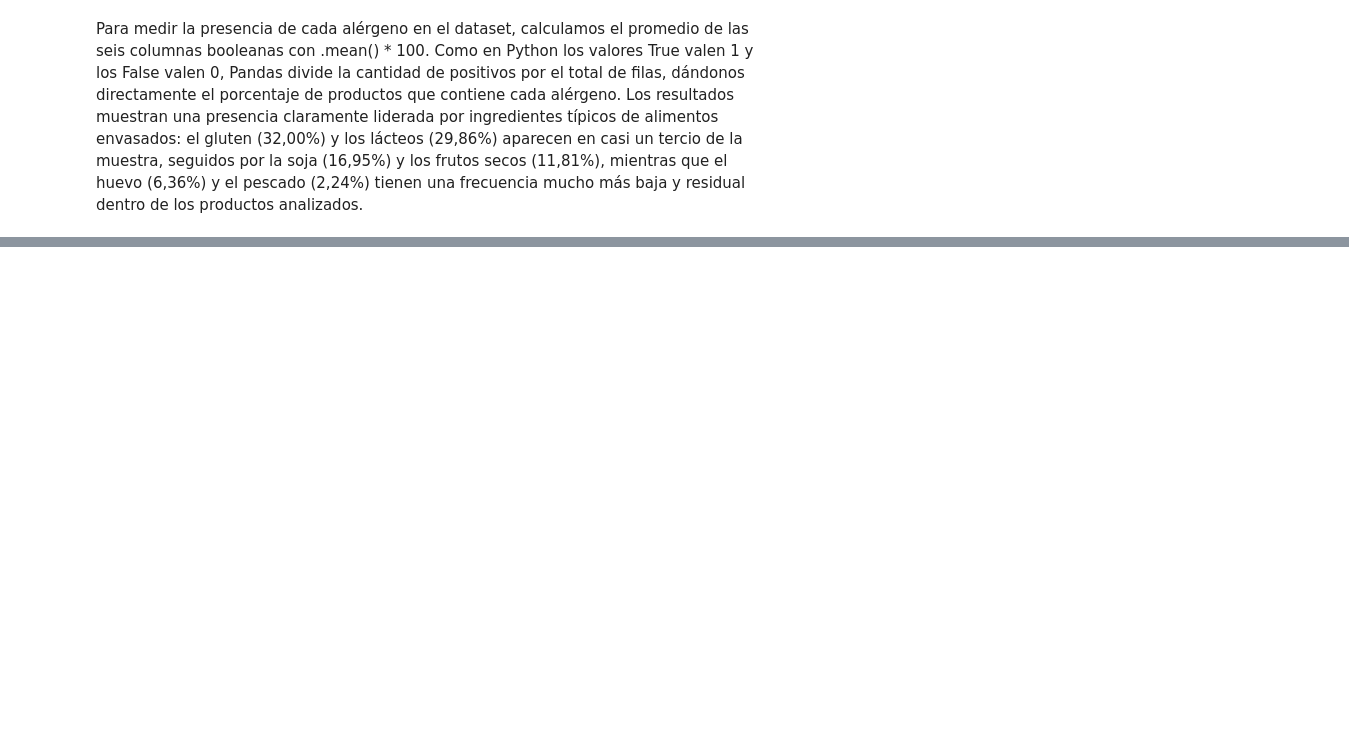
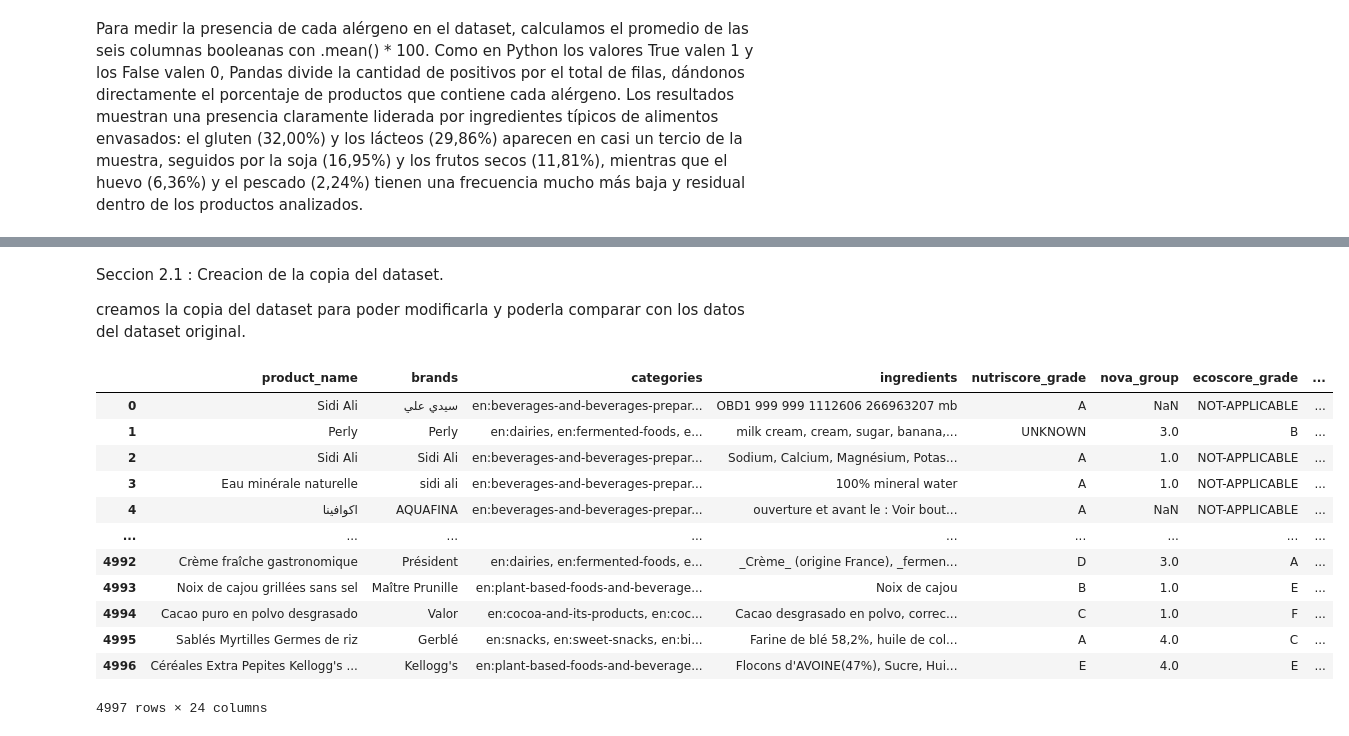
Before and after one commit to juancruzhiguera/tpe-fcd, a Jupyter notebook: entrega-tpe.ipynb, the cells around one changed output, grey strips where cells are left out. Drawn from its saved outputs; the diff is of its cells as text; code cells hidden in the pictures; blank space fills up the shorter version.

Commit message:
Ejercicio 2 y correcciones de ejercicio 1

```diff
--- a/entrega-tpe.ipynb
+++ b/entrega-tpe.ipynb
@@ -251,0 +383,21 @@ Para medir la presencia de cada alérgeno en el dataset, calculamos el promedio
+# %% [markdown]
+Seccion 2.1 : Creacion de la copia del dataset.
+
+creamos la copia del dataset para poder modificarla y poderla comparar con los datos del dataset original.
+# %%
+df_food_cp = df_food.copy()
+df_food_cp
+# %% [output]
+|  | product_name | brands | categories | ingredients | nutriscore_grade | nova_group | ecoscore_grade | ... |
+| 0 | Sidi Ali | سيدي علي | en:beverages-and-beverages-prepar... | OBD1 999 999 1112606 266963207 mb | A | NaN | NOT-APPLICABLE | ... |
+| 1 | Perly | Perly | en:dairies, en:fermented-foods, e... | milk cream, cream, sugar, banana,... | UNKNOWN | 3.0 | B | ... |
+| 2 | Sidi Ali | Sidi Ali | en:beverages-and-beverages-prepar... | Sodium, Calcium, Magnésium, Potas... | A | 1.0 | NOT-APPLICABLE | ... |
+| 3 | Eau minérale naturelle | sidi ali | en:beverages-and-beverages-prepar... | 100% mineral water | A | 1.0 | NOT-APPLICABLE | ... |
+| 4 | اكوافينا | AQUAFINA | en:beverages-and-beverages-prepar... | ouverture et avant le : Voir bout... | A | NaN | NOT-APPLICABLE | ... |
+| ... | ... | ... | ... | ... | ... | ... | ... | ... |
+| 4992 | Crème fraîche gastronomique | Président | en:dairies, en:fermented-foods, e... | _Crème_ (origine France), _fermen... | D | 3.0 | A | ... |
+| 4993 | Noix de cajou grillées sans sel | Maître Prunille | en:plant-based-foods-and-beverage... | Noix de cajou | B | 1.0 | E | ... |
+| 4994 | Cacao puro en polvo desgrasado | Valor | en:cocoa-and-its-products, en:coc... | Cacao desgrasado en polvo, correc... | C | 1.0 | F | ... |
+| 4995 | Sablés Myrtilles Germes de riz | Gerblé | en:snacks, en:sweet-snacks, en:bi... | Farine de blé 58,2%, huile de col... | A | 4.0 | C | ... |
+| 4996 | Céréales Extra Pepites Kellogg's ... | Kellogg's | en:plant-based-foods-and-beverage... | Flocons d'AVOINE(47%), Sucre, Hui... | E | 4.0 | E | ... |
+4997 rows × 24 columns
```
Also changed, not shown: parts of 87 cells of this notebook.
